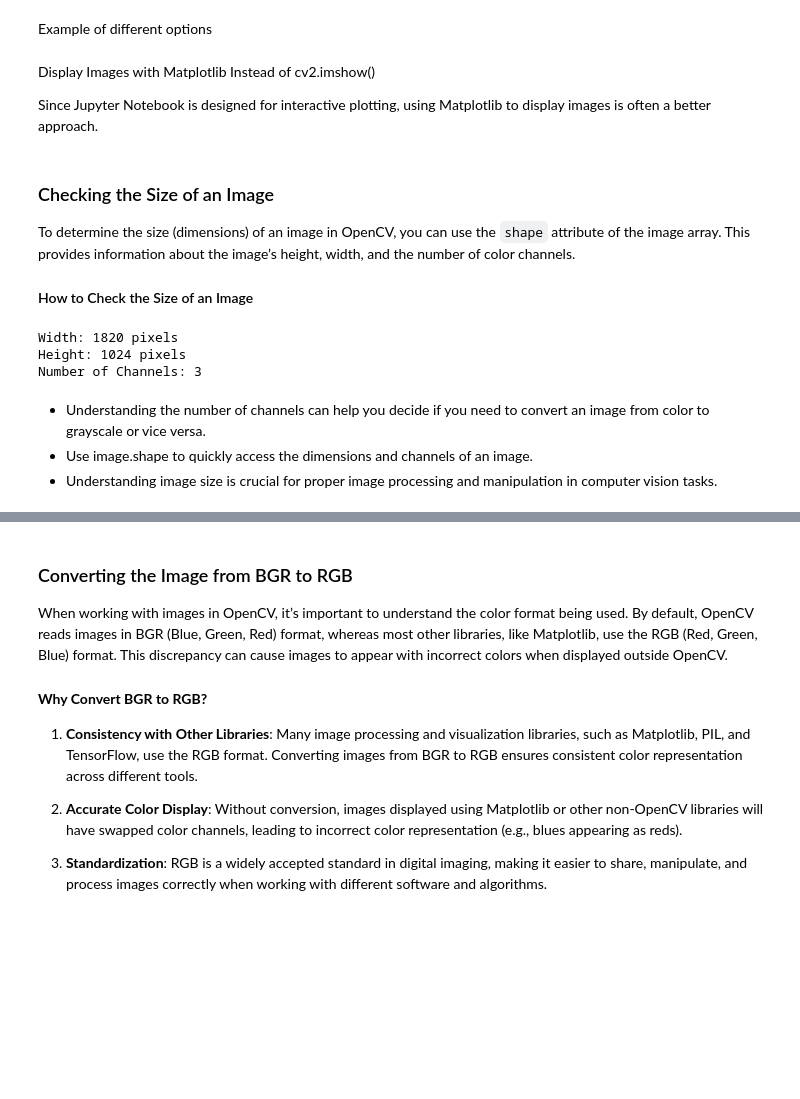
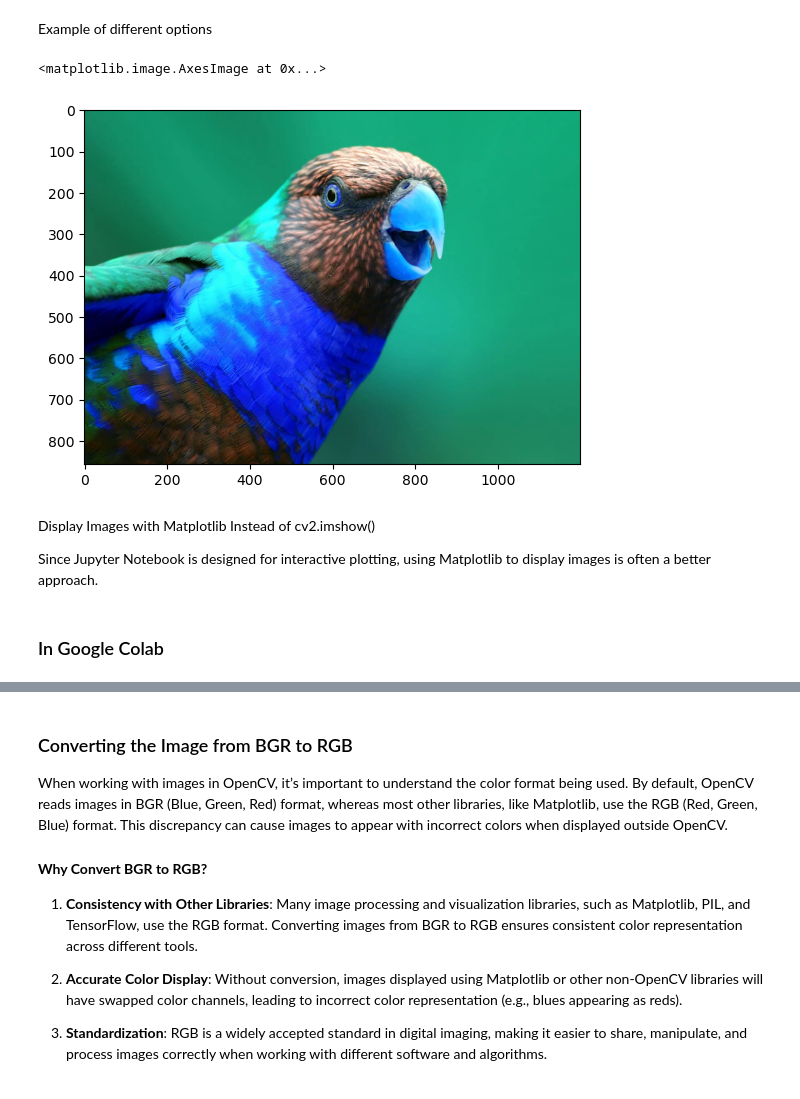
Before and after one commit to Image-Processing-AUT/Introduction-to-Image-Processing, a Jupyter notebook: Untitled.ipynb, the cells around one changed output, grey strips where cells are left out. Drawn from its saved outputs; the diff is of its cells as text; code cells hidden in the pictures; blank space fills up the shorter version.

```diff
--- a/Untitled.ipynb
+++ b/Untitled.ipynb
@@ -70,41 +70,19 @@ By choosing the appropriate flag or shorthand value, you can control how OpenCV
 # %% [markdown]
 Example of different options
 # %%
-# bird_image = cv2.imread('Assets/most-colorful-birds-on-the-planet.jpg', 1)
-
+bird_image = cv2.imread('Assets/most-colorful-birds-on-the-planet.jpg', 1)
 
 # cv2.imshow('colorful bird',bird_image)
 # cv2.waitKey(0)  # Wait for a key press to close the window
 # cv2.destroyAllWindows()
 
-
-# # plt.imshow(bird_image)
+plt.imshow(bird_image)
+# %% [output]
+<matplotlib.image.AxesImage at 0x...>
+[figure, added]
 # %% [markdown]
 Display Images with Matplotlib Instead of cv2.imshow()
 
 Since Jupyter Notebook is designed for interactive plotting, using Matplotlib to display images is often a better approach.
-# %% [markdown]
-### Checking the Size of an Image
-
-To determine the size (dimensions) of an image in OpenCV, you can use the `shape` attribute of the image array. This provides information about the image’s height, width, and the number of color channels.
-
-#### How to Check the Size of an Image
-# %%
-# Get the dimensions of the image
-dimensions = image.shape
-
-# Extract height, width, and number of channels
-height, width, channels = dimensions
-
-# Display the size information
-print(f"Width: {width} pixels")
-print(f"Height: {height} pixels")
-print(f"Number of Channels: {channels}")
-# %% [output]
-Width: 1820 pixels
-Height: 1024 pixels
-Number of Channels: 3
-# %% [markdown]
-* Understanding the number of channels can help you decide if you need to convert an image from color to grayscale or vice versa.
-* Use image.shape to quickly access the dimensions and channels of an image.
-* Understanding image size is crucial for proper image processing and manipulation in computer vision tasks.
+# %% [markdown]
+### In Google Colab
```
Also changed, not shown: parts of 15 cells of this notebook.
